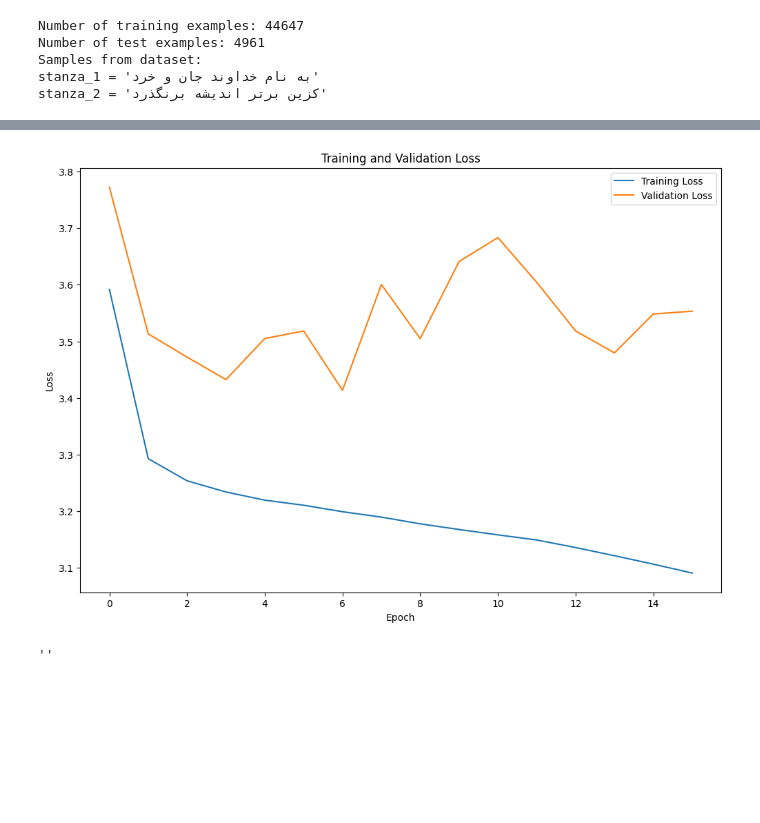
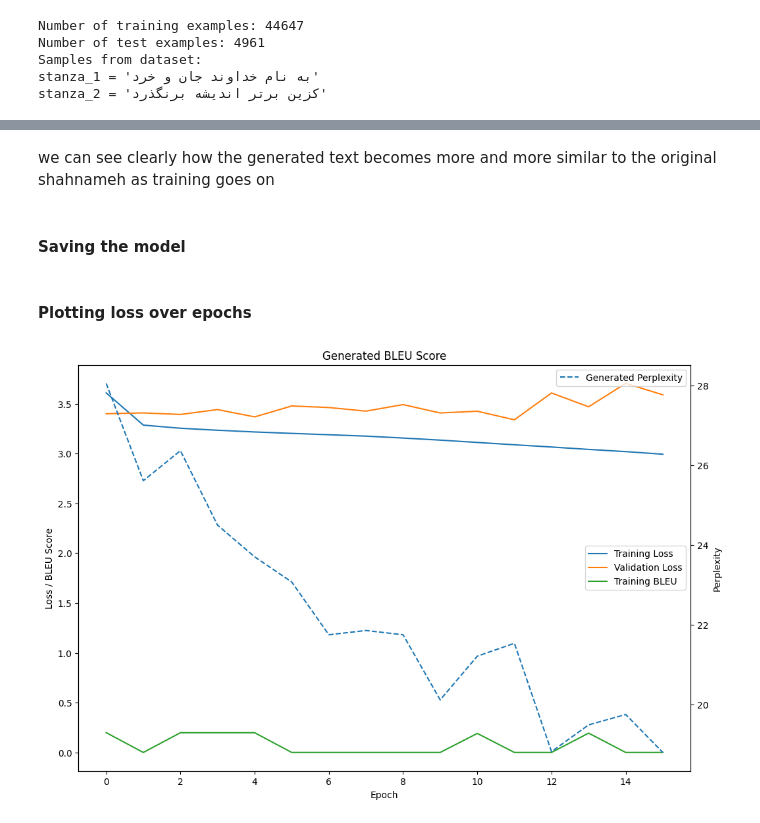
Before and after one commit to Theborna/Deep-Learning-Homework, a Jupyter notebook: HW4/Q3/ferdousi-gen.ipynb, the cells around one changed output, grey strips where cells are left out. Cells and saved outputs as stored; diff of their text form; code cells hidden in the pictures; blank space fills up the shorter version.

```diff
--- a/HW4/Q3/ferdousi-gen.ipynb
+++ b/HW4/Q3/ferdousi-gen.ipynb
@@ -250,6 +343,6 @@ Output sequence:
 # %%
 num_epochs = 16
-loss_dict = {'train_losses': [], 'val_losses': []}
+loss_dict = {'train_losses': [], 'val_losses': [], 'gen_bleu': [], 'perplexity': []}
 
 for epoch in range(num_epochs):
     model.train()
@@ -282,6 +375,7 @@ for epoch in range(num_epochs):
         print('generating sample: ')
         for gen_encoding in train_dataloader:
             gen_encoding = {k:v.to(device) for k, v in gen_encoding.items()}
+            labels = gen_encoding['labels']
             gen_encoding.pop('labels')
             encoding['attention_mask'] = torch.ones_like(gen_encoding['attention_mask']).to(device)
             gen = model.module if parallel else model
@@ -296,11 +390,17 @@ for epoch in range(num_epochs):
             )
             in_stanza = tokenizer.decode(encoding['input_ids'][0], skip_special_tokens=True)
             out_stanza = tokenizer.decode(outputs[0], skip_special_tokens=True)
-            out_stanza = out_stanza.replace(in_stanza, in_stanza + '  ,  ')
+            out_stanza = out_stanza.replace(in_stanza, in_stanza + ' ,')
+            bleu = compute_bleu(outputs[0], labels[0])
+            loss_dict['gen_bleu'].append(bleu)
+            loss = gen(gen_encoding['input_ids'], labels=labels).loss
+            perplexity = (torch.exp(loss).item())
+            loss_dict['perplexity'].append(perplexity)
             print('Input sequence: ')
             print(in_stanza)
             print('Output sequence: ')
             print(out_stanza)
+            print(f'{bleu = }, {perplexity = }')
             break
 
     avg_val_loss = total_val_loss / len(test_dataloader)
@@ -339,22 +445,36 @@ Output sequence:
 ... (20 outputs left out)
+# %% [markdown]
+we can see clearly how the generated text becomes more and more similar to the original shahnameh as training goes on
+# %% [markdown]
+#### Saving the model
 # %%
 torch.save(model.state_dict(), "ferdousi.pth")
+# %% [markdown]
+#### Plotting loss over epochs
 # %%
+import matplotlib.pyplot as plt
+
+
 fig, ax = plt.subplots(figsize=(12, 8))
 
-# Plot training loss
+# Plot loss
 ax.plot(loss_dict['train_losses'], label='Training Loss')
-
-# Plot validation loss
 ax.plot(loss_dict['val_losses'], label='Validation Loss')
 
-ax.set_title('Training and Validation Loss')
+# Plot BLEU scores
+ax.plot(loss_dict['gen_bleu'], label='Training BLEU')
+
+ax.set_title('Generated BLEU Score')
 ax.set_xlabel('Epoch')
-ax.set_ylabel('Loss')
+ax.set_ylabel('Loss / BLEU Score')
 ax.legend()
 
+# plot perplexity
+ax2 = ax.twinx()
+ax2.plot(loss_dict['perplexity'], label='Generated Perplexity', linestyle='dashed')
+ax2.set_ylabel('Perplexity')
+ax2.legend()
+
 plt.show()
-,
 # %% [output]
-[figure, old version]
+[figure, new version]
-''
```
Also changed, not shown: parts of 25 cells of this notebook.
